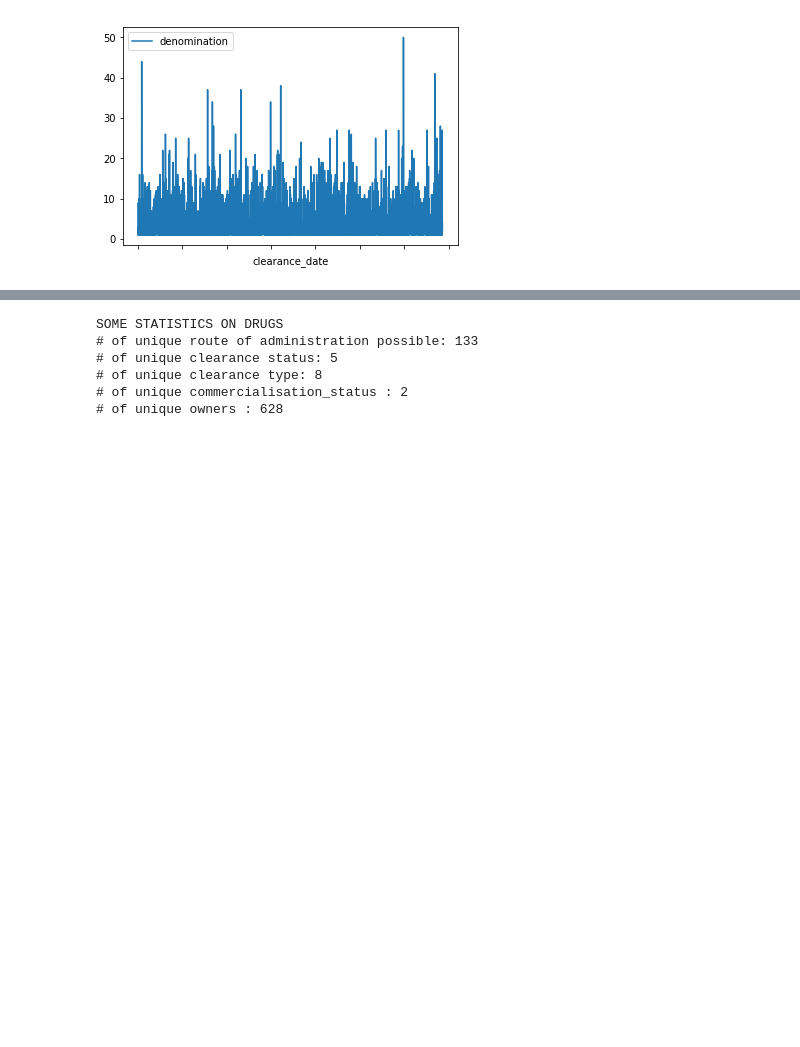
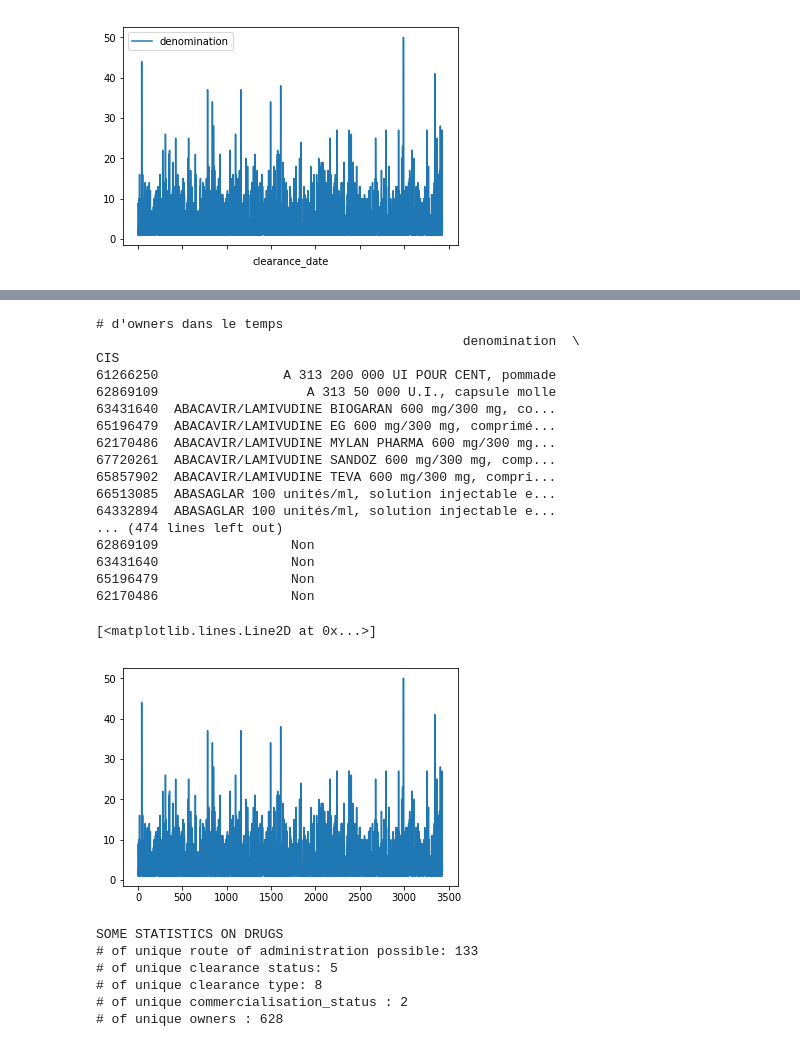
Before and after one commit to Alsyia/IS3024-data-mining, a Jupyter notebook: Medicmining.ipynb, the cells around one changed output, grey strips where cells are left out. Drawn from its saved outputs; the diff is of its cells as text; code cells hidden in the pictures; blank space fills up the shorter version.

```diff
--- a/Medicmining.ipynb
+++ b/Medicmining.ipynb
@@ -38,3 +70,35 @@ Nombre de médicaments par jour dans drugs
+# %%
+print("# d'owners dans le temps")
+drugs['clearance_date']=pd.to_datetime(drugs['clearance_date'])
+drugs['clearance_date']=drugs['clearance_date'].dt.week
+t = drugs[['owners','clearance_date']]
+
+print(t)
+t = t.groupby('clearance_date').nunique()
+print(drugs.head(5))
+
+#tab=t.values
+plt.plot(tab)
+# %% [output]
+# d'owners dans le temps
+                                               denomination  \
+CIS
+61266250                A 313 200 000 UI POUR CENT, pommade
+62869109                   A 313 50 000 U.I., capsule molle
+63431640  ABACAVIR/LAMIVUDINE BIOGARAN 600 mg/300 mg, co...
+65196479  ABACAVIR/LAMIVUDINE EG 600 mg/300 mg, comprimé...
+62170486  ABACAVIR/LAMIVUDINE MYLAN PHARMA 600 mg/300 mg...
+67720261  ABACAVIR/LAMIVUDINE SANDOZ 600 mg/300 mg, comp...
+65857902  ABACAVIR/LAMIVUDINE TEVA 600 mg/300 mg, compri...
+66513085  ABASAGLAR 100 unités/ml, solution injectable e...
+64332894  ABASAGLAR 100 unités/ml, solution injectable e...
+... (474 lines left out)
+62869109                 Non
+63431640                 Non
+65196479                 Non
+62170486                 Non
+[<matplotlib.lines.Line2D at 0x...>]
+[figure, added]
 # %%
 import datetime
 
```
Also changed, not shown: parts of 3 cells of this notebook.
